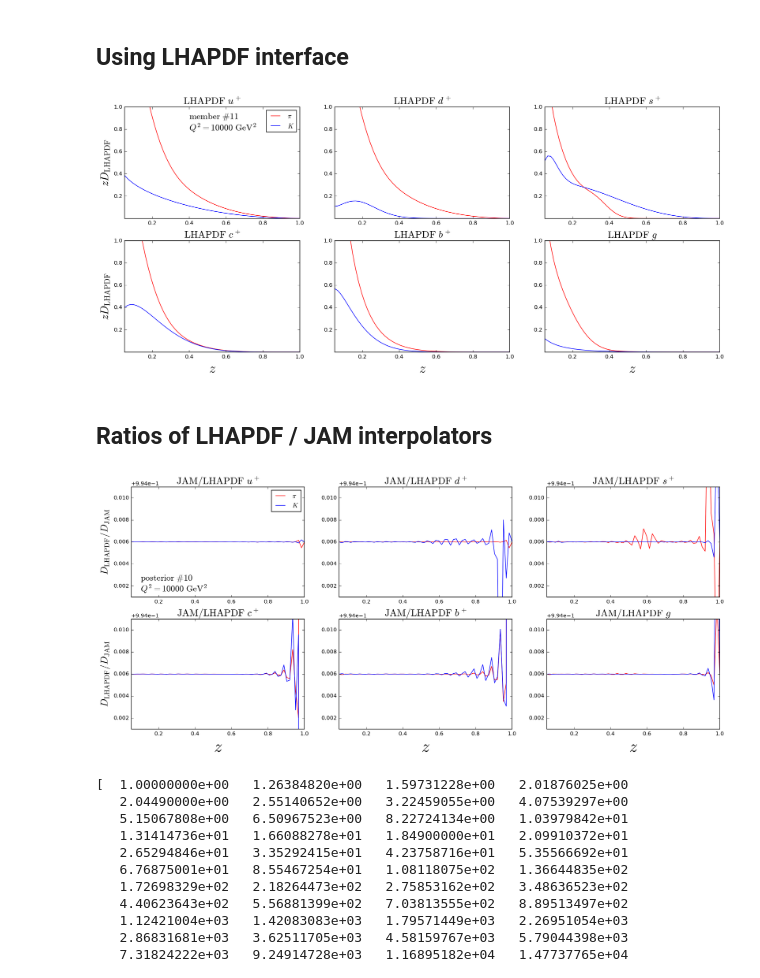
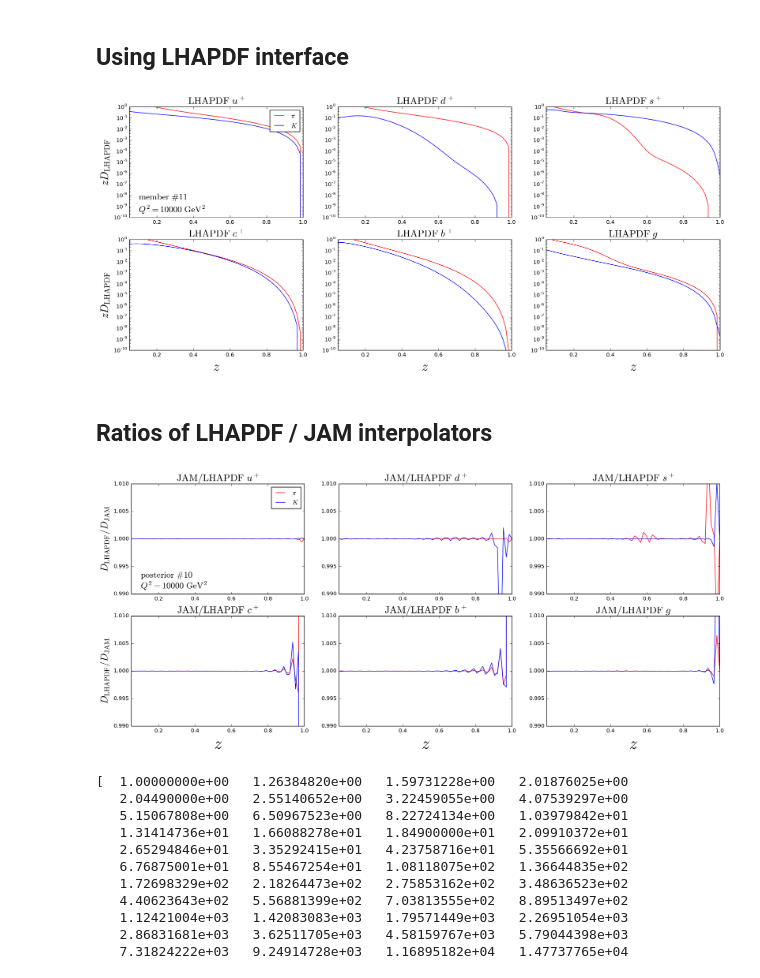
Before and after one commit to brash99/JAMLIB, a Jupyter notebook: LHAPDF/test-FF.ipynb, the cells around one changed output. Saved outputs shown, nothing was run; the diff lists cells and outputs as text; code cells hidden in the pictures.

```diff
--- a/LHAPDF/test-FF.ipynb
+++ b/LHAPDF/test-FF.ipynb
@@ -94,7 +94,7 @@ plt.show()
 #Plot of JAM z*D(z,Q2) vs z
 
 member = post+1 # same posterior as JAM (member=0 is the average)
-Q2l=Q2 # (Uses same Q2 as JAM)
+Q2lha=Q2 # (Uses same Q2 as JAM)
 z = np.linspace(0.05,1,60)
 
 lhapdfffpi = lhapdf.mkPDF("JAM16FF_pi_Ceven",member)
@@ -103,46 +103,46 @@ lhapdfffk = lhapdf.mkPDF("JAM16FF_K_Ceven",member)
 zpi_lha = []
 zk_lha = []
 for f in [2,1,3,4,5,21]:
-  zpi_lha.append([lhapdfffpi.xfxQ2(f,z[i],Q2l) for i in range(len(z))])
-  zk_lha.append([lhapdfffk.xfxQ2(f,z[i],Q2l) for i in range(len(z))])
+  zpi_lha.append([lhapdfffpi.xfxQ2(f,z[i],Q2lha) for i in range(len(z))])
+  zk_lha.append([lhapdfffk.xfxQ2(f,z[i],Q2lha) for i in range(len(z))])
 
 
 nrow,ncol,zoom=2,3,4
 fig = plt.figure(figsize=(zoom*ncol*1.618,zoom*nrow))
 
-plotlims = [0.05,1,1e-6,1.0]
-plotscale = 'linear'
+plotlims = [0.05,1,1e-10,1.0]
+plotscale = 'log'
 
 flavors = ['up','dp','sp','cp','bp','g']
 
 cnt=0
 for f in flavors:
   cnt+=1
   plt.subplot(2,3,cnt)
   plt.plot(z,zpi_lha[cnt-1],'r-',label='$\pi$')
   plt.plot(z,zk_lha[cnt-1],'b-',label='$K$')
   plt.axis(plotlims)
   plt.yscale(plotscale)
   plt.title(r'${\rm LHAPDF\ } %s$'%f.replace('p','^+'),size=18*zoom/4)
   if f in ['cp','bp','g']:
     plt.xlabel('$z$', fontsize=24) #Label x axis
   if f in ['up','cp']:
     plt.ylabel('$zD_{\\rm LHAPDF}$',fontsize=20*zoom/4) # Label y axis
   if f in ['up']:
     if plotscale=='linear':
       xQ,yQ = 0.4,0.79
       yQp = 1.13*yQ
     elif plotscale=='log':
-      xQ,yQ = 0.1,3e-6
+      xQ,yQ = 0.1,3*plotlims[2]
       yQp = np.exp(0.88*np.log(yQ))
     plt.text(xQ,yQp,r'${\rm member\ \#%d}$'%member,fontsize=16*zoom/4)
     plt.text(xQ,yQ,r'$Q^2=%0.0f {\rm\ GeV}^2$'%Q2 ,fontsize=16*zoom/4)
     plt.legend()
 
 #plt.savefig('fig.LHAPDF.%0.0f.png'%Q2)
 plt.show()
 # %% [output]
-[figure, old version]
+[figure, new version]
 # %% [markdown]
 ## Ratios of LHAPDF / JAM interpolators
 # %%
@@ -156,7 +156,7 @@ for f in [0,1,2,3,4,5]:
 
 nrow,ncol,zoom=2,3,4
 fig = plt.figure(figsize=(zoom*ncol*1.618,zoom*nrow))
-plotlims=[0.05,1,0.995,1.005]
+plotlims=[0.05,1,0.99,1.01]
 
 flavors = ['up','dp','sp','cp','bp','g']
 
@@ -182,7 +182,7 @@ for f in flavors:
 #plt.savefig('fig.LHA_JAM.%0.0f.png'%Q2)
 plt.show()
 # %% [output]
-[figure, old version]
+[figure, new version]
 # %%
 print JAMffpi.get_Q2grid()
 # %% [output]
```
Also changed, not shown: parts of 2 cells of this notebook.
